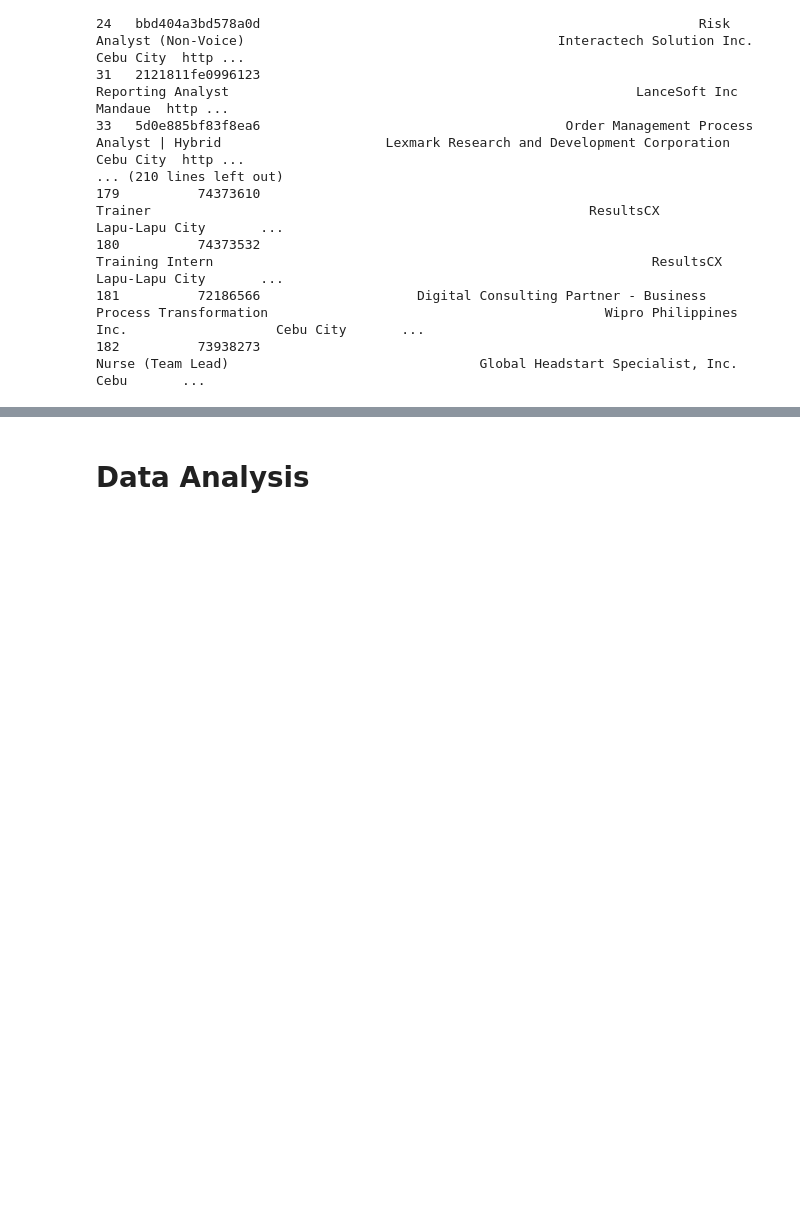
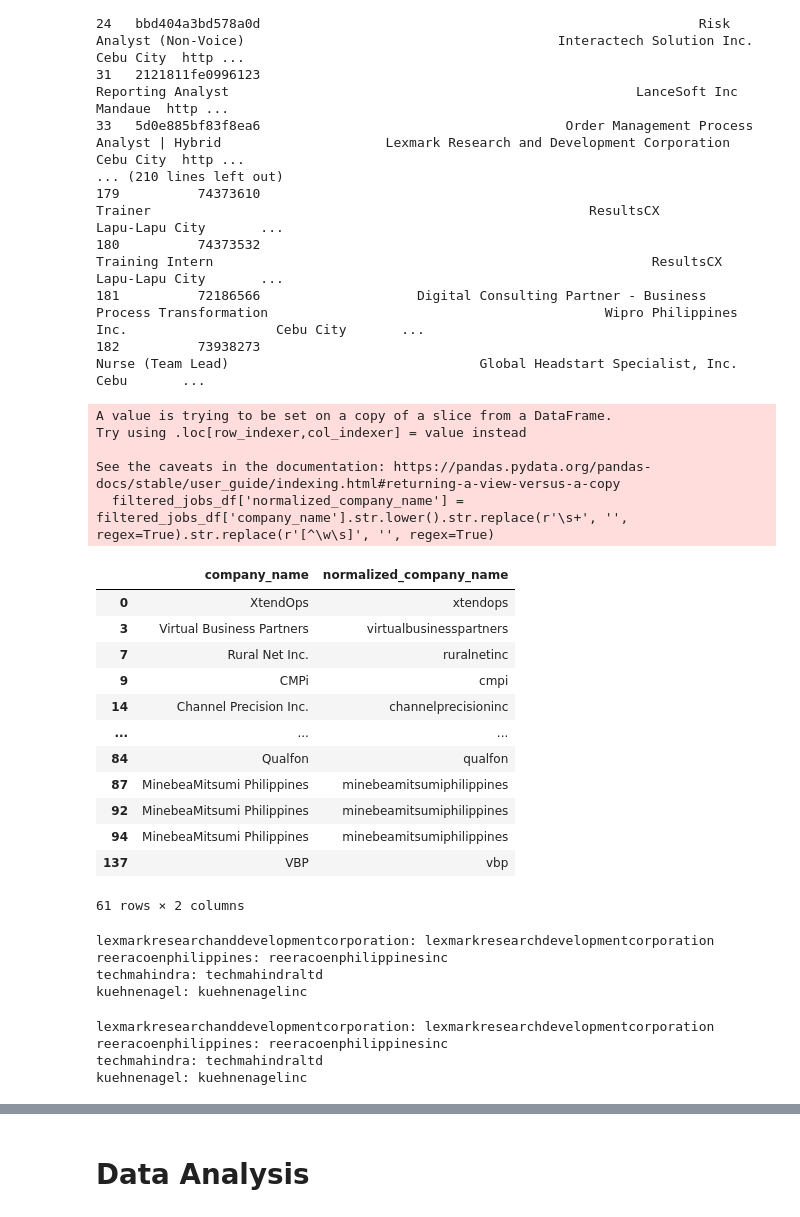
Before and after one commit to blurridge/cebu-data-career-analysis, a Jupyter notebook: cebu-data-career-analysis.ipynb, the cells around one changed output, grey strips where cells are left out. Cells and saved outputs as stored; diff of their text form; code cells hidden in the pictures; blank space fills up the shorter version.

```diff
--- a/cebu-data-career-analysis.ipynb
+++ b/cebu-data-career-analysis.ipynb
@@ -153,3 +153,28 @@ print(dropped_rows.to_string())
 180          74373532                                                                 Training Intern                                                        ResultsCX              Lapu-Lapu City       ...
 181          72186566                    Digital Consulting Partner - Business Process Transformation                                           Wipro Philippines Inc.                   Cebu City       ...
 182          73938273                                                               Nurse (Team Lead)                                Global Headstart Specialist, Inc.                        Cebu       ...
+# %%
+# Deal with companies that have more or less the same name
+
+filtered_jobs_df['normalized_company_name'] = filtered_jobs_df['company_name'].str.lower().str.replace(r'\s+', '', regex=True).str.replace(r'[^\w\s]', '', regex=True)
+norm_to_original = dict(zip(filtered_jobs_df['normalized_company_name'], filtered_jobs_df['company_name']))
+filtered_jobs_df[['company_name', 'normalized_company_name']]
+# %% [output]
+A value is trying to be set on a copy of a slice from a DataFrame.
+Try using .loc[row_indexer,col_indexer] = value instead
+
+See the caveats in the documentation: https://pandas.pydata.org/pandas-docs/stable/user_guide/indexing.html#returning-a-view-versus-a-copy
+  filtered_jobs_df['normalized_company_name'] = filtered_jobs_df['company_name'].str.lower().str.replace(r'\s+', '', regex=True).str.replace(r'[^\w\s]', '', regex=True)
+|  | company_name | normalized_company_name |
+| 0 | XtendOps | xtendops |
+| 3 | Virtual Business Partners | virtualbusinesspartners |
+| 7 | Rural Net Inc. | ruralnetinc |
+| 9 | CMPi | cmpi |
+| 14 | Channel Precision Inc. | channelprecisioninc |
+| ... | ... | ... |
+| 84 | Qualfon | qualfon |
+| 87 | MinebeaMitsumi Philippines | minebeamitsumiphilippines |
+| 92 | MinebeaMitsumi Philippines | minebeamitsumiphilippines |
+| 94 | MinebeaMitsumi Philippines | minebeamitsumiphilippines |
+| 137 | VBP | vbp |
+61 rows × 2 columns
@@ -155,0 +198,20 @@ print(dropped_rows.to_string())
+# %%
+# Print out similar companies based on threshold
+
+group_map = {}
+for pair, score in sorted(scores.items(), key=lambda item: item[1], reverse=True):
+    group_map[pair[0]] = pair[1]
+    print(f"{pair[0]}: {pair[1]}")
+# %% [output]
+lexmarkresearchanddevelopmentcorporation: lexmarkresearchdevelopmentcorporation
+reeracoenphilippines: reeracoenphilippinesinc
+techmahindra: techmahindraltd
+kuehnenagel: kuehnenagelinc
+# %%
+for key in group_map.keys():
+    print(f"{key}: {group_map[key]}")
+# %% [output]
+lexmarkresearchanddevelopmentcorporation: lexmarkresearchdevelopmentcorporation
+reeracoenphilippines: reeracoenphilippinesinc
+techmahindra: techmahindraltd
+kuehnenagel: kuehnenagelinc
```
Also changed, not shown: parts of 7 cells of this notebook, 1 other file.
